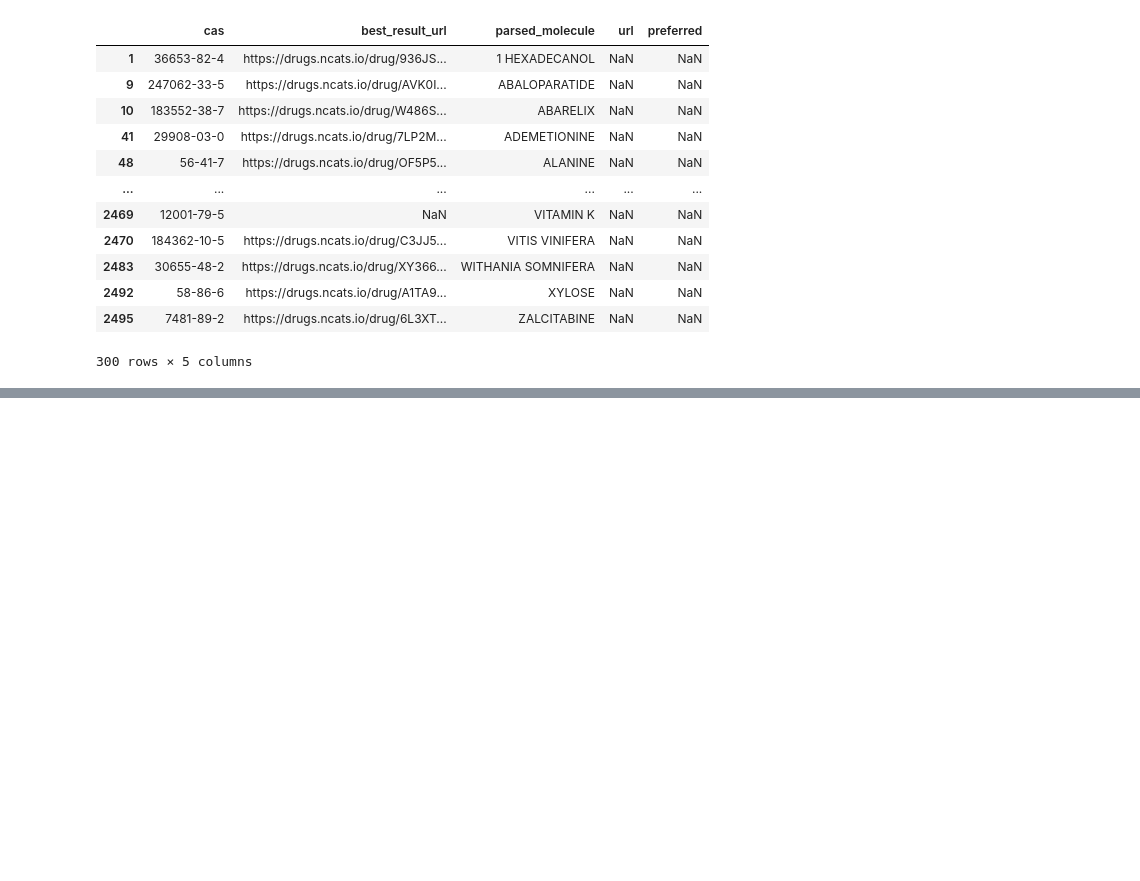
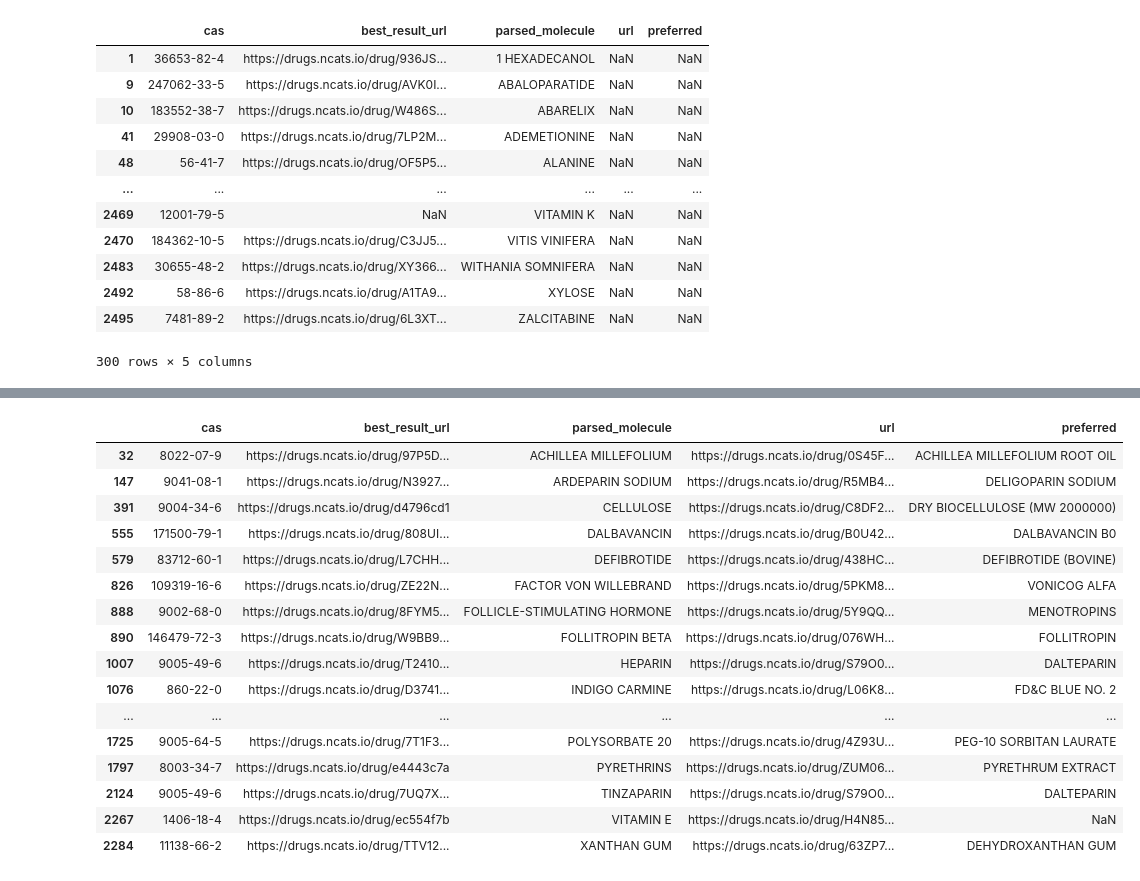
Before and after one commit to montajesaj1/RA-AJ-2024S, a Jupyter notebook: Inxight Scraper/margaret-check.ipynb, the cells around one changed output, grey strips where cells are left out. Cells and saved outputs as stored; diff of their text form; code cells hidden in the pictures; blank space fills up the shorter version.

```diff
--- a/Inxight Scraper/margaret-check.ipynb
+++ b/Inxight Scraper/margaret-check.ipynb
@@ -110,0 +189,3 @@ unmatched_cas[unmatched_cas['url'].isna()]
+# %%
+margaret_no_dupes = margaret_cas_url.drop_duplicates(subset=['cas'])
+margaret_no_dupes
@@ -110,0 +206,3 @@ unmatched_cas[unmatched_cas['url'].isna()]
+# %%
+merged_cas_no_dupes = pd.merge(inxight_cas_url, margaret_no_dupes, how='left', on='cas')
+merged_cas_no_dupes
@@ -110,0 +244,3 @@ unmatched_cas[unmatched_cas['url'].isna()]
+# %%
+unmatched_cas_no_dupes = merged_cas_no_dupes[merged_cas_no_dupes['best_result_url'] != merged_cas_no_dupes['url']]
+unmatched_cas_no_dupes
@@ -110,0 +261,2 @@ unmatched_cas[unmatched_cas['url'].isna()]
+# %%
+unmatched_cas_no_dupes = unmatched_cas_no_dupes.dropna(subset=['url'])
@@ -110,0 +271,20 @@ unmatched_cas[unmatched_cas['url'].isna()]
+# %%
+unmatched_cas_no_dupes
+# %% [output]
+|  | cas | best_result_url | parsed_molecule | url | preferred |
+| 32 | 8022-07-9 | https://drugs.ncats.io/drug/97P5D... | ACHILLEA MILLEFOLIUM | https://drugs.ncats.io/drug/0S45F... | ACHILLEA MILLEFOLIUM ROOT OIL |
+| 147 | 9041-08-1 | https://drugs.ncats.io/drug/N3927... | ARDEPARIN SODIUM | https://drugs.ncats.io/drug/R5MB4... | DELIGOPARIN SODIUM |
+| 391 | 9004-34-6 | https://drugs.ncats.io/drug/d4796cd1 | CELLULOSE | https://drugs.ncats.io/drug/C8DF2... | DRY BIOCELLULOSE (MW 2000000) |
+| 555 | 171500-79-1 | https://drugs.ncats.io/drug/808UI... | DALBAVANCIN | https://drugs.ncats.io/drug/B0U42... | DALBAVANCIN B0 |
+| 579 | 83712-60-1 | https://drugs.ncats.io/drug/L7CHH... | DEFIBROTIDE | https://drugs.ncats.io/drug/438HC... | DEFIBROTIDE (BOVINE) |
+| 826 | 109319-16-6 | https://drugs.ncats.io/drug/ZE22N... | FACTOR VON WILLEBRAND | https://drugs.ncats.io/drug/5PKM8... | VONICOG ALFA |
+| 888 | 9002-68-0 | https://drugs.ncats.io/drug/8FYM5... | FOLLICLE-STIMULATING HORMONE | https://drugs.ncats.io/drug/5Y9QQ... | MENOTROPINS |
+| 890 | 146479-72-3 | https://drugs.ncats.io/drug/W9BB9... | FOLLITROPIN BETA | https://drugs.ncats.io/drug/076WH... | FOLLITROPIN |
+| 1007 | 9005-49-6 | https://drugs.ncats.io/drug/T2410... | HEPARIN | https://drugs.ncats.io/drug/S79O0... | DALTEPARIN |
+| 1076 | 860-22-0 | https://drugs.ncats.io/drug/D3741... | INDIGO CARMINE | https://drugs.ncats.io/drug/L06K8... | FD&C BLUE NO. 2 |
+| ... | ... | ... | ... | ... | ... |
+| 1725 | 9005-64-5 | https://drugs.ncats.io/drug/7T1F3... | POLYSORBATE 20 | https://drugs.ncats.io/drug/4Z93U... | PEG-10 SORBITAN LAURATE |
+| 1797 | 8003-34-7 | https://drugs.ncats.io/drug/e4443c7a | PYRETHRINS | https://drugs.ncats.io/drug/ZUM06... | PYRETHRUM EXTRACT |
+| 2124 | 9005-49-6 | https://drugs.ncats.io/drug/7UQ7X... | TINZAPARIN | https://drugs.ncats.io/drug/S79O0... | DALTEPARIN |
+| 2267 | 1406-18-4 | https://drugs.ncats.io/drug/ec554f7b | VITAMIN E | https://drugs.ncats.io/drug/H4N85... | NaN |
+| 2284 | 11138-66-2 | https://drugs.ncats.io/drug/TTV12... | XANTHAN GUM | https://drugs.ncats.io/drug/63ZP7... | DEHYDROXANTHAN GUM |
```
Also changed, not shown: parts of 13 cells of this notebook, 10 other files.
